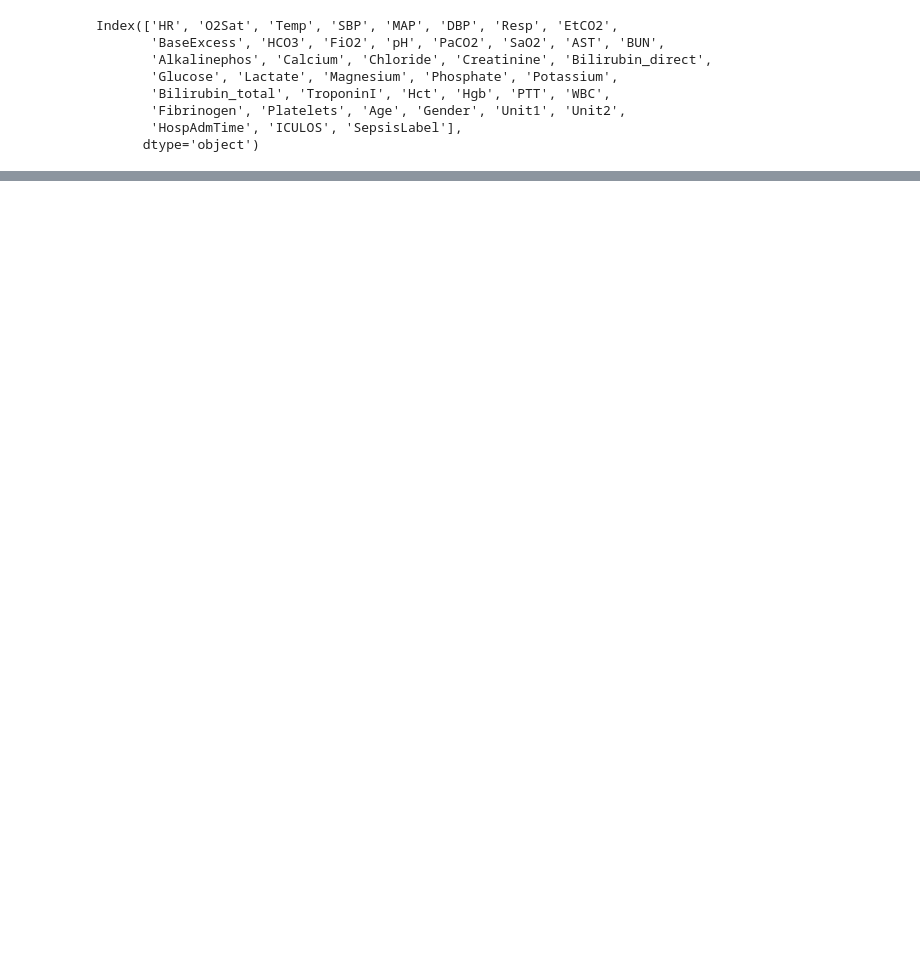
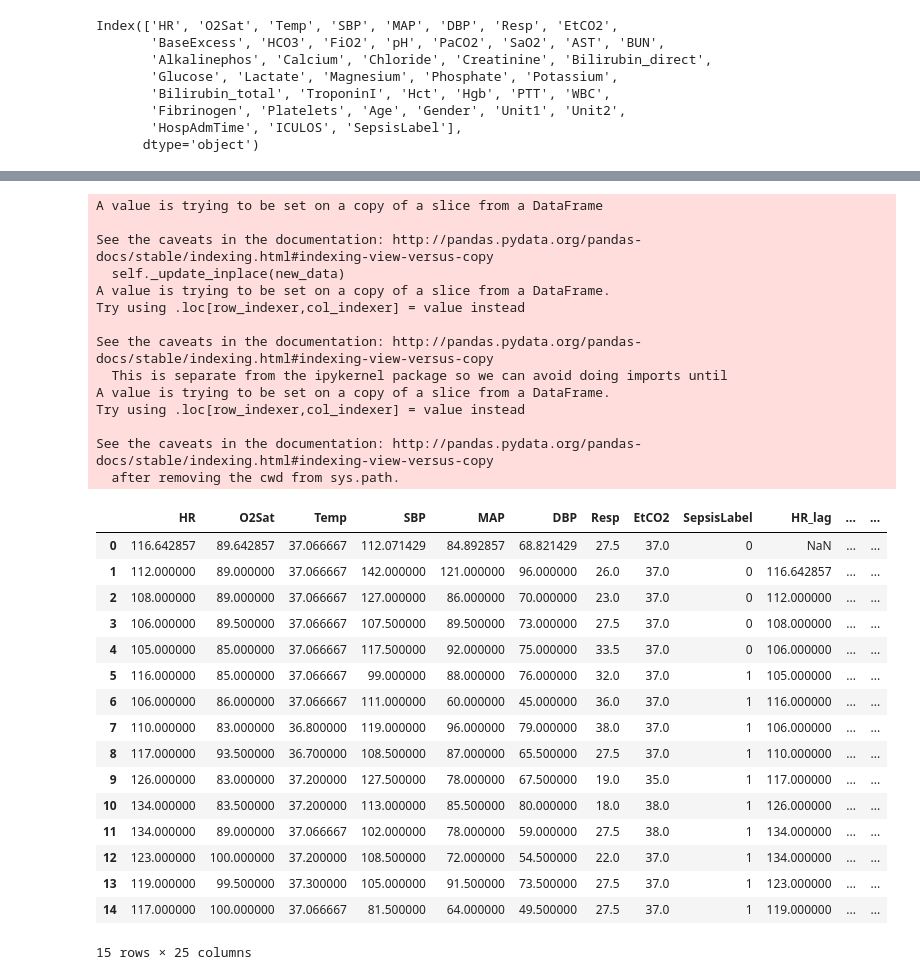
Before and after one commit to Fryman93/SprungBoard, a Jupyter notebook: Capstone 2/Sepsis/Sepsis.ipynb, the cells around one changed output, grey strips where cells are left out. Cells and saved outputs as stored; diff of their text form; code cells hidden in the pictures; blank space fills up the shorter version.

```diff
--- a/Capstone 2/Sepsis/Sepsis.ipynb
+++ b/Capstone 2/Sepsis/Sepsis.ipynb
@@ -162,3 +184,14 @@ Index(['HR', 'O2Sat', 'Temp', 'SBP', 'MAP', 'DBP', 'Resp', 'EtCO2',
        'Fibrinogen', 'Platelets', 'Age', 'Gender', 'Unit1', 'Unit2',
        'HospAdmTime', 'ICULOS', 'SepsisLabel'],
       dtype='object')
+# %%
+TS_features = ['HR', 'O2Sat', 'Temp', 'SBP', 'MAP', 'DBP', 'Resp', 'EtCO2']
+MV_features = ['BaseExcess', 'HCO3', 'FiO2', 'pH', 'PaCO2', 'SaO2', 'AST', 'BUN',
+       'Alkalinephos', 'Calcium', 'Chloride', 'Creatinine', 'Bilirubin_direct',
+       'Glucose', 'Lactate', 'Magnesium', 'Phosphate', 'Potassium',
+       'Bilirubin_total', 'TroponinI', 'Hct', 'Hgb', 'PTT', 'WBC',
+       'Fibrinogen', 'Platelets']
+
+simple = test[TS_features]
+simple['SepsisLabel'] = test['SepsisLabel']
+simple
@@ -164,0 +220,38 @@ Index(['HR', 'O2Sat', 'Temp', 'SBP', 'MAP', 'DBP', 'Resp', 'EtCO2',
+# %%
+for column in TS_features:
+    simple[column].fillna((test[column].mean()), inplace=True)
+    simple[str(column)+'_lag'] = simple[column].shift()
+    simple[str(column)+'_rolling'] = simple[column].rolling(3).mean()
+simple
+# %% [output]
+A value is trying to be set on a copy of a slice from a DataFrame
+
+See the caveats in the documentation: http://pandas.pydata.org/pandas-docs/stable/indexing.html#indexing-view-versus-copy
+  self._update_inplace(new_data)
+A value is trying to be set on a copy of a slice from a DataFrame.
+Try using .loc[row_indexer,col_indexer] = value instead
+
+See the caveats in the documentation: http://pandas.pydata.org/pandas-docs/stable/indexing.html#indexing-view-versus-copy
+  This is separate from the ipykernel package so we can avoid doing imports until
+A value is trying to be set on a copy of a slice from a DataFrame.
+Try using .loc[row_indexer,col_indexer] = value instead
+
+See the caveats in the documentation: http://pandas.pydata.org/pandas-docs/stable/indexing.html#indexing-view-versus-copy
+  after removing the cwd from sys.path.
+|  | HR | O2Sat | Temp | SBP | MAP | DBP | Resp | EtCO2 | SepsisLabel | HR_lag | ... | ... |
+| 0 | 116.642857 | 89.642857 | 37.066667 | 112.071429 | 84.892857 | 68.821429 | 27.5 | 37.0 | 0 | NaN | ... | ... |
+| 1 | 112.000000 | 89.000000 | 37.066667 | 142.000000 | 121.000000 | 96.000000 | 26.0 | 37.0 | 0 | 116.642857 | ... | ... |
+| 2 | 108.000000 | 89.000000 | 37.066667 | 127.000000 | 86.000000 | 70.000000 | 23.0 | 37.0 | 0 | 112.000000 | ... | ... |
+| 3 | 106.000000 | 89.500000 | 37.066667 | 107.500000 | 89.500000 | 73.000000 | 27.5 | 37.0 | 0 | 108.000000 | ... | ... |
+| 4 | 105.000000 | 85.000000 | 37.066667 | 117.500000 | 92.000000 | 75.000000 | 33.5 | 37.0 | 0 | 106.000000 | ... | ... |
+| 5 | 116.000000 | 85.000000 | 37.066667 | 99.000000 | 88.000000 | 76.000000 | 32.0 | 37.0 | 1 | 105.000000 | ... | ... |
+| 6 | 106.000000 | 86.000000 | 37.066667 | 111.000000 | 60.000000 | 45.000000 | 36.0 | 37.0 | 1 | 116.000000 | ... | ... |
+| 7 | 110.000000 | 83.000000 | 36.800000 | 119.000000 | 96.000000 | 79.000000 | 38.0 | 37.0 | 1 | 106.000000 | ... | ... |
+| 8 | 117.000000 | 93.500000 | 36.700000 | 108.500000 | 87.000000 | 65.500000 | 27.5 | 37.0 | 1 | 110.000000 | ... | ... |
+| 9 | 126.000000 | 83.000000 | 37.200000 | 127.500000 | 78.000000 | 67.500000 | 19.0 | 35.0 | 1 | 117.000000 | ... | ... |
+| 10 | 134.000000 | 83.500000 | 37.200000 | 113.000000 | 85.500000 | 80.000000 | 18.0 | 38.0 | 1 | 126.000000 | ... | ... |
+| 11 | 134.000000 | 89.000000 | 37.066667 | 102.000000 | 78.000000 | 59.000000 | 27.5 | 38.0 | 1 | 134.000000 | ... | ... |
+| 12 | 123.000000 | 100.000000 | 37.200000 | 108.500000 | 72.000000 | 54.500000 | 22.0 | 37.0 | 1 | 134.000000 | ... | ... |
+| 13 | 119.000000 | 99.500000 | 37.300000 | 105.000000 | 91.500000 | 73.500000 | 27.5 | 37.0 | 1 | 123.000000 | ... | ... |
+| 14 | 117.000000 | 100.000000 | 37.066667 | 81.500000 | 64.000000 | 49.500000 | 27.5 | 37.0 | 1 | 119.000000 | ... | ... |
+15 rows × 25 columns
```
Also changed, not shown: parts of 25 cells of this notebook.
